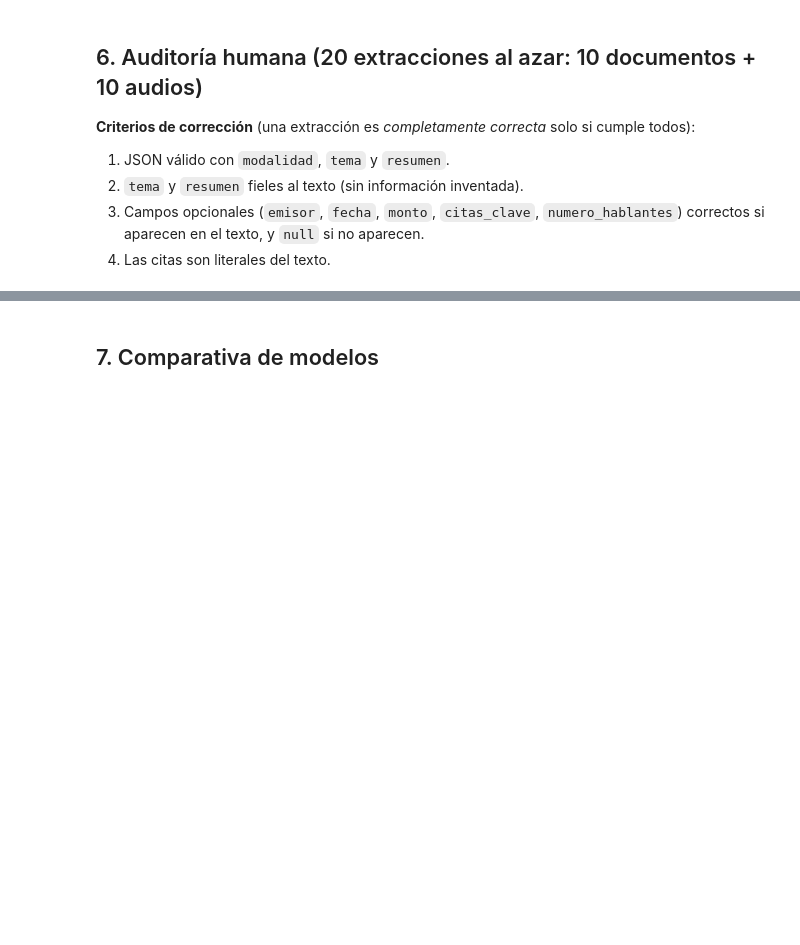
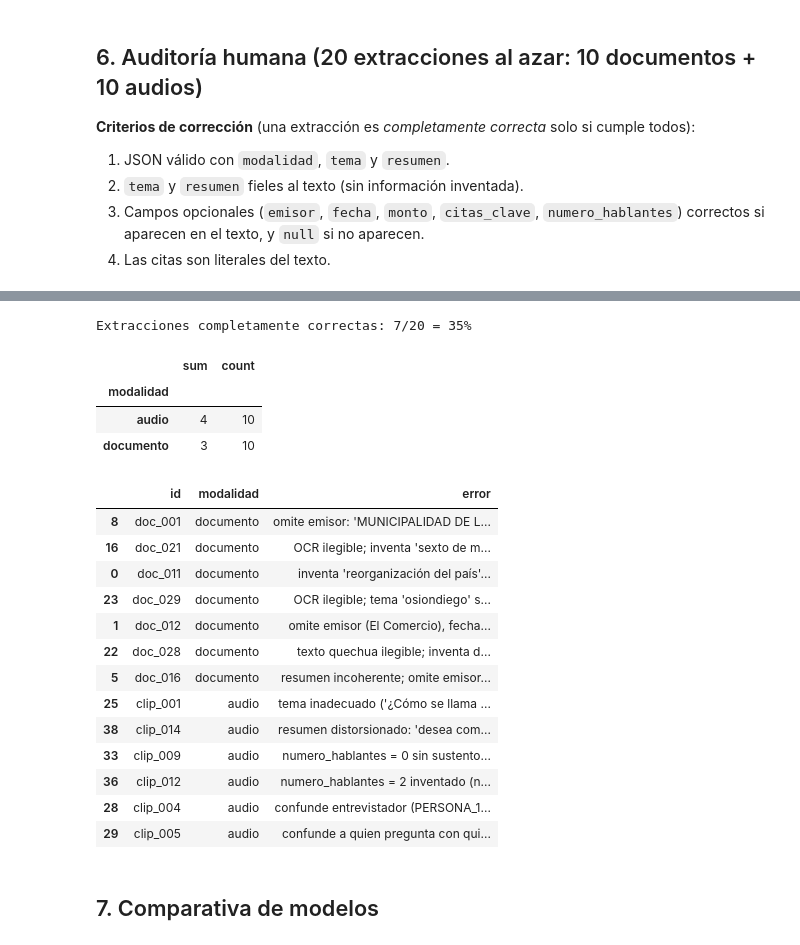
Before and after one commit to estefmej/Tarea_2, a Jupyter notebook: 02_evaluacion.ipynb, the cells around one changed output, grey strips where cells are left out. Saved outputs shown, nothing was run; the diff lists cells and outputs as text; code cells hidden in the pictures; blank space fills up the shorter version.

Commit message:
llm: extracción estructurada, auditoría de 20 casos y corrección de seudónimos

```diff
--- a/02_evaluacion.ipynb
+++ b/02_evaluacion.ipynb
@@ -516,0 +670,13 @@ print("Completa manualmente las columnas 'correcto' y 'error' en", AUDITORIA_CSV
+# %%
+# Guarda los 20 casos en un archivo para revisarlos cómodamente (en datos/raw, no se sube a GitHub)
+with open("datos/raw/revision_auditoria.txt", "w", encoding="utf-8") as f:
+    for _, r in aud.iterrows():
+        f.write(f"===== {r['id']} | {r['modalidad']}\n")
+        f.write("TEXTO: " + seudonimizar(str(textos[r['id']]))[:1500] + "\n")
+        f.write("JSON : " + json.dumps(json.loads(r["campos_json"]), ensure_ascii=False, indent=1) + "\n\n")
+print("Abre datos/raw/revision_auditoria.txt")
+
+print("auditoria = {")
+for i in aud["id"]:
+    print(f'    "{i}": (None, ""),')
+print("}")
@@ -517,10 +701,57 @@ print("Completa manualmente las columnas 'correcto' y 'error' en", AUDITORIA_CSV
 # %%
-aud = pd.read_csv(AUDITORIA_CSV)
-assert aud["correcto"].notna().all(), "Faltan casos por auditar"
+auditoria = {
+    "doc_001": (0, "omite emisor: 'MUNICIPALIDAD DE LIMA' aparece en el texto"),
+    "doc_021": (0, "OCR ilegible; inventa 'sexto de mayo de 1651' y un 'reino de Reyno'"),
+    "doc_011": (0, "inventa 'reorganización del país'; omite emisor 'El Comercio'"),
+    "doc_029": (0, "OCR ilegible; tema 'osiondiego' sin sentido"),
+    "doc_004": (1, ""),
+    "doc_002": (1, ""),
+    "doc_006": (1, ""),
+    "doc_012": (0, "omite emisor (El Comercio), fecha (4 de mayo de 1839) y monto (2 pesos)"),
+    "doc_028": (0, "texto quechua ilegible; inventa descripción de Viracocha"),
+    "doc_016": (0, "resumen incoherente; omite emisor (Banco del Perú) y monto (CIEN PESOS)"),
+    "clip_001": (0, "tema inadecuado ('¿Cómo se llama usted?')"),
+    "clip_014": (0, "resumen distorsionado: 'desea comprar un carro usado'"),
+    "clip_009": (0, "numero_hablantes = 0 sin sustento; 'industria del arte' no aparece"),
+    "clip_002": (1, ""),
+    "clip_016": (1, ""),
+    "clip_006": (1, ""),
+    "clip_021": (1, ""),
+    "clip_012": (0, "numero_hablantes = 2 inventado (no hay marcas de hablante)"),
+    "clip_004": (0, "confunde entrevistador (PERSONA_1) con entrevistado"),
+    "clip_005": (0, "confunde a quien pregunta con quien responde"),
+}
+
+
+assert len(auditoria) == 20 and all(v[0] in (0, 1) for v in auditoria.values()), "Marca 1 o 0 en los 20 casos"
+aud["correcto"] = aud["id"].map(lambda i: auditoria[i][0])
+aud["error"] = aud["id"].map(lambda i: auditoria[i][1])
+aud.to_csv(AUDITORIA_CSV, index=False)
+
 ok = int(aud["correcto"].sum())
-print(f"Extracciones completamente correctas: {ok}/20 = {ok/20:.0%}")
-print(aud.groupby("modalidad")["correcto"].agg(["sum", "count"]))
+print(f"Extracciones completamente correctas: {ok}/20 = {ok / 20:.0%}")
+display(aud.groupby("modalidad")["correcto"].agg(["sum", "count"]))
 aud.loc[aud["correcto"] == 0, ["id", "modalidad", "error"]]
+# %% [output]
+Extracciones completamente correctas: 7/20 = 35%
+|  | sum | count |
+| modalidad |  |  |
+| audio | 4 | 10 |
+| documento | 3 | 10 |
+|  | id | modalidad | error |
+| 8 | doc_001 | documento | omite emisor: 'MUNICIPALIDAD DE L... |
+| 16 | doc_021 | documento | OCR ilegible; inventa 'sexto de m... |
+| 0 | doc_011 | documento | inventa 'reorganización del país'... |
+| 23 | doc_029 | documento | OCR ilegible; tema 'osiondiego' s... |
+| 1 | doc_012 | documento | omite emisor (El Comercio), fecha... |
+| 22 | doc_028 | documento | texto quechua ilegible; inventa d... |
+| 5 | doc_016 | documento | resumen incoherente; omite emisor... |
+| 25 | clip_001 | audio | tema inadecuado ('¿Cómo se llama ... |
+| 38 | clip_014 | audio | resumen distorsionado: 'desea com... |
+| 33 | clip_009 | audio | numero_hablantes = 0 sin sustento... |
+| 36 | clip_012 | audio | numero_hablantes = 2 inventado (n... |
+| 28 | clip_004 | audio | confunde entrevistador (PERSONA_1... |
+| 29 | clip_005 | audio | confunde a quien pregunta con qui... |
 # %% [markdown]
 ## 7. Comparativa de modelos
 # %%
```
Also changed, not shown: parts of 14 cells of this notebook, 5 other files.
